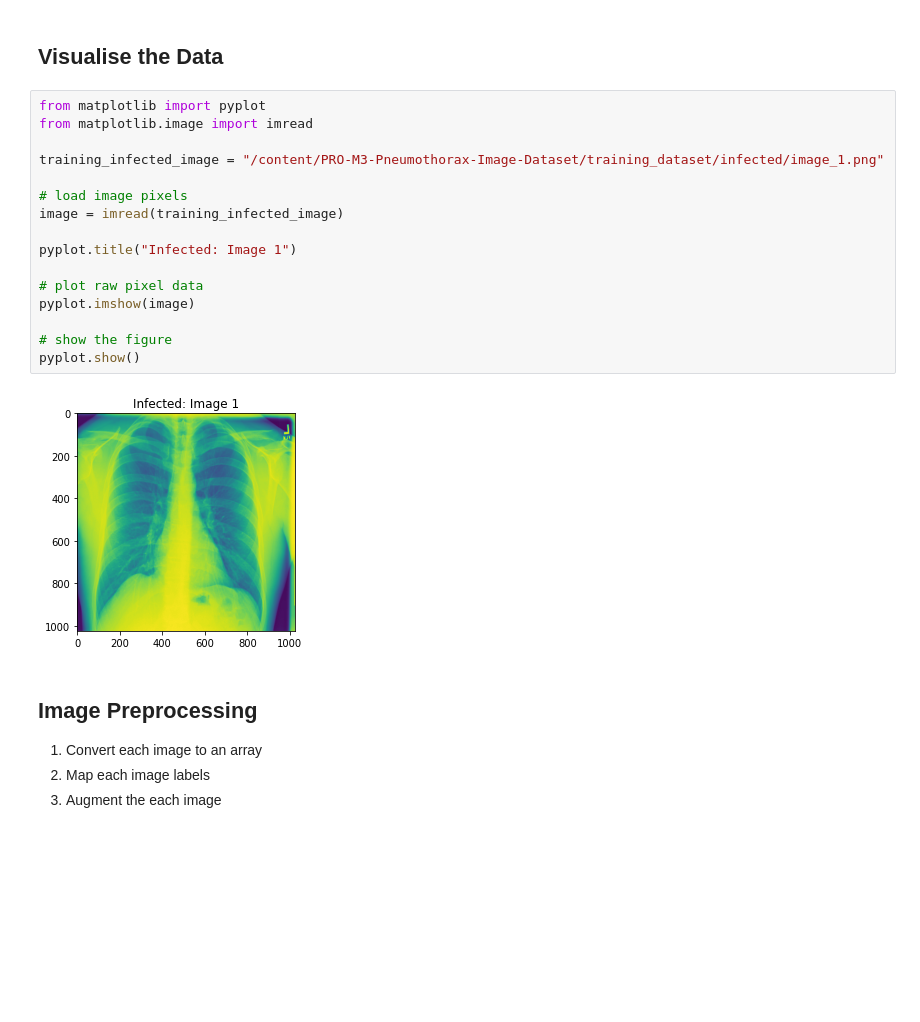
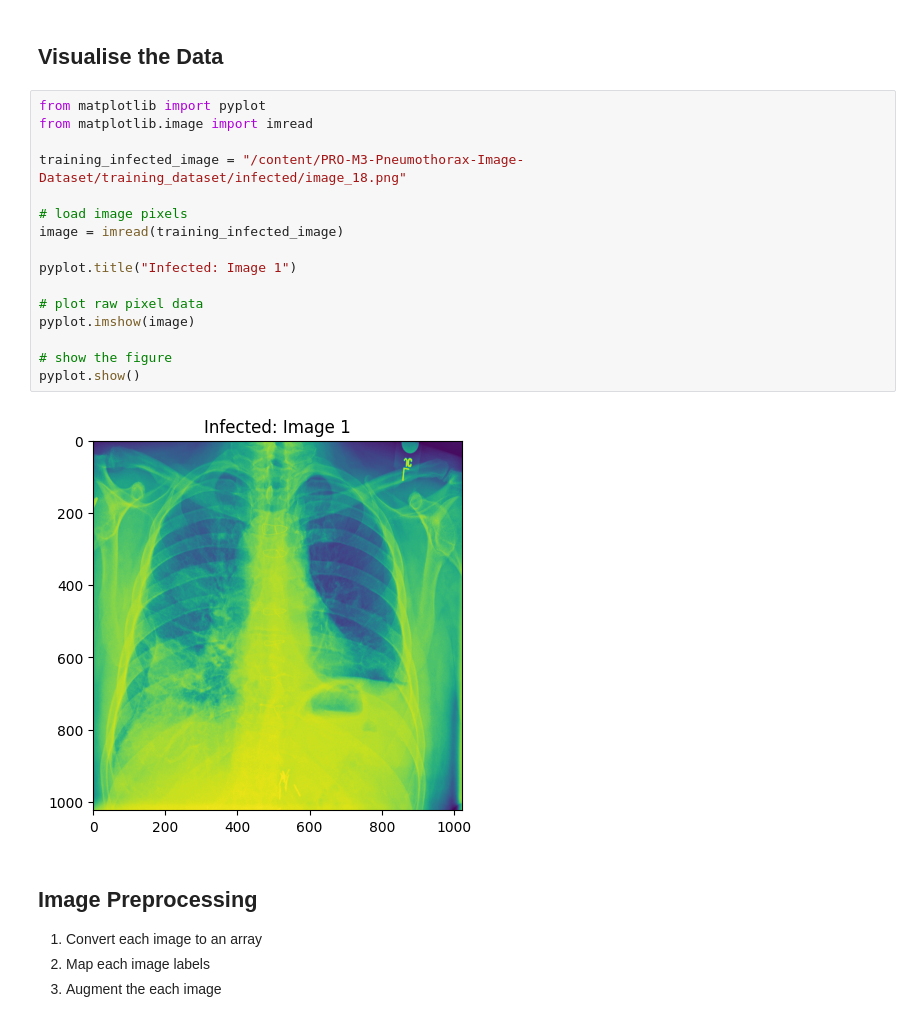
Before and after one commit to diksha139/105StudentActivity, a Jupyter notebook: class125.ipynb, the cells around one changed output. Drawn from its saved outputs; the diff is of its cells as text; blank space fills up the shorter version.

```diff
--- a/class125.ipynb
+++ b/class125.ipynb
@@ -34,21 +29,21 @@ Checking out files: 100% (601/601), done.
 # %%
 from matplotlib import pyplot
 from matplotlib.image import imread
 
-training_infected_image = "/content/PRO-M3-Pneumothorax-Image-Dataset/training_dataset/infected/image_1.png"
+training_infected_image = "/content/PRO-M3-Pneumothorax-Image-Dataset/training_dataset/infected/image_18.png"
 
 # load image pixels
 image = imread(training_infected_image)
 
 pyplot.title("Infected: Image 1")
 
 # plot raw pixel data
 pyplot.imshow(image)
 
 # show the figure
 pyplot.show()
 # %% [output]
-[figure, old version]
+[figure, new version]
 # %% [markdown]
 ## Image Preprocessing
 
```
Also changed, not shown: parts of 2 cells of this notebook.
